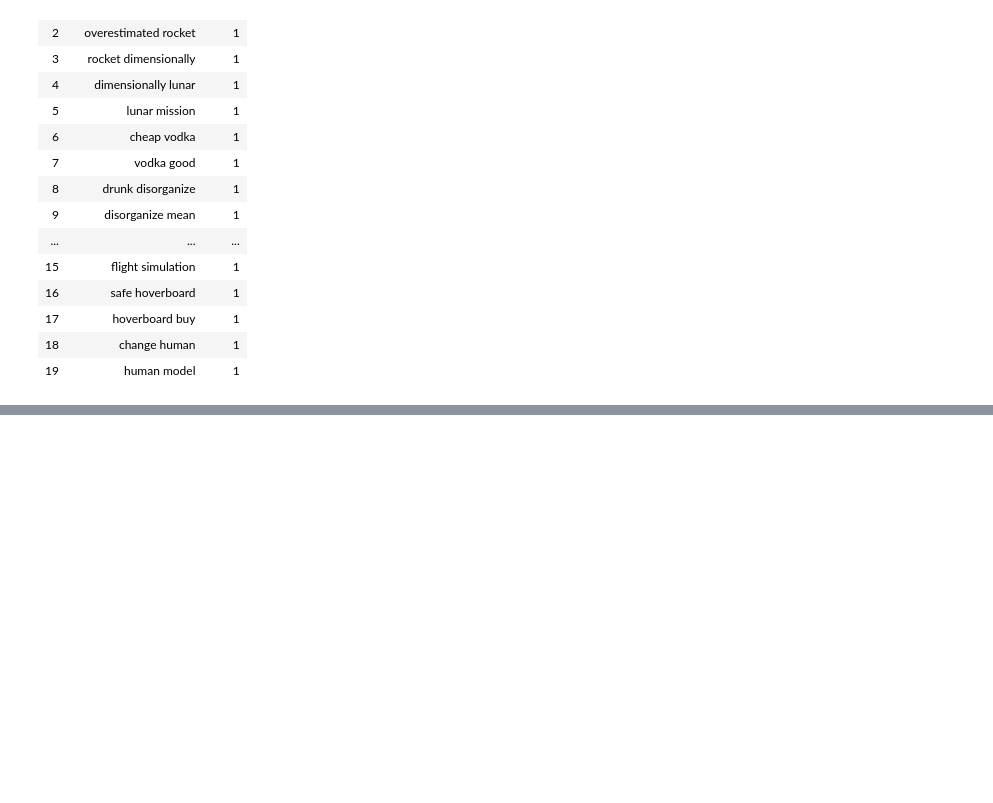
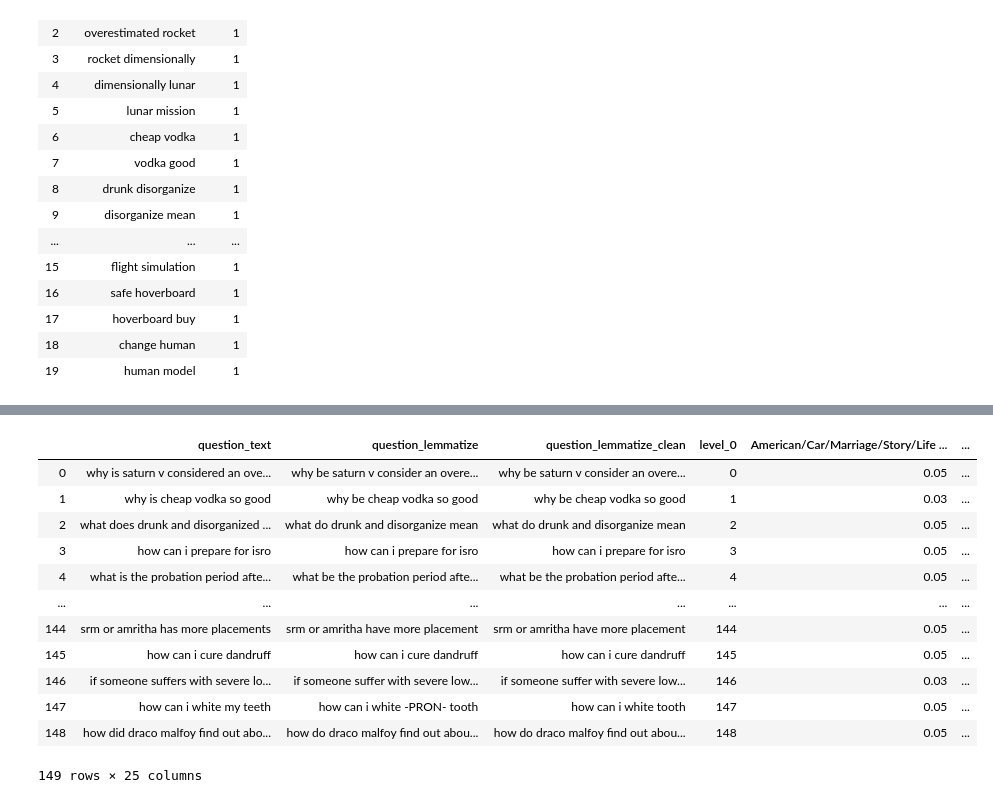
Before and after one commit to mihirKachroo/NLP-Topic-Modelling, a Jupyter notebook: NLP Topic Modelling/Quora NLP Topic Modelling.ipynb, the cells around one changed output, grey strips where cells are left out. Cells and saved outputs as stored; diff of their text form; code cells hidden in the pictures; blank space fills up the shorter version.

```diff
--- a/NLP Topic Modelling/Quora NLP Topic Modelling.ipynb
+++ b/NLP Topic Modelling/Quora NLP Topic Modelling.ipynb
@@ -268,0 +428,17 @@ df4 = pd.DataFrame(common_words, columns = ['trigram' , 'count'])
+# %%
+# Create Document - Topic Matrix
+lda_output = lda_model.transform(data_vectorized)
+
+# column names
+topicnames = df_topic_keywords.T.columns
+# topicnames = ["Topic" + str(i) for i in range(20)]
+
+# index names
+docnames = ["Doc" + str(i) for i in range(len(df_clean))]
+
+# Make the pandas dataframe
+df_document_topic = pd.DataFrame(np.round(lda_output, 2), columns=topicnames, index=docnames)
+
+# Get dominant topic for each document
+dominant_topic = np.argmax(df_document_topic.values, axis=1)
+df_document_topic['dominant_topic'] = dominant_topic
@@ -268,0 +461,20 @@ df4 = pd.DataFrame(common_words, columns = ['trigram' , 'count'])
+# %%
+df_document_topic.reset_index(inplace=True)
+df_sent_topic= pd.merge(df_clean, df_document_topic, left_index=True, right_index=True)
+df_sent_topic.drop('index', axis=1, inplace=True)
+# %%
+df_sent_topic
+# %% [output]
+|  | question_text | question_lemmatize | question_lemmatize_clean | level_0 | American/Car/Marriage/Story/Life ... | ... |
+| 0 | why is saturn v considered an ove... | why be saturn v consider an overe... | why be saturn v consider an overe... | 0 | 0.05 | ... |
+| 1 | why is cheap vodka so good | why be cheap vodka so good | why be cheap vodka so good | 1 | 0.03 | ... |
+| 2 | what does drunk and disorganized ... | what do drunk and disorganize mean | what do drunk and disorganize mean | 2 | 0.05 | ... |
+| 3 | how can i prepare for isro | how can i prepare for isro | how can i prepare for isro | 3 | 0.05 | ... |
+| 4 | what is the probation period afte... | what be the probation period afte... | what be the probation period afte... | 4 | 0.05 | ... |
+| ... | ... | ... | ... | ... | ... | ... |
+| 144 | srm or amritha has more placements | srm or amritha have more placement | srm or amritha have more placement | 144 | 0.05 | ... |
+| 145 | how can i cure dandruff | how can i cure dandruff | how can i cure dandruff | 145 | 0.05 | ... |
+| 146 | if someone suffers with severe lo... | if someone suffer with severe low... | if someone suffer with severe low... | 146 | 0.03 | ... |
+| 147 | how can i white my teeth | how can i white -PRON- tooth | how can i white tooth | 147 | 0.05 | ... |
+| 148 | how did draco malfoy find out abo... | how do draco malfoy find out abou... | how do draco malfoy find out abou... | 148 | 0.05 | ... |
+149 rows × 25 columns
```
Also changed, not shown: parts of 21 cells of this notebook.
